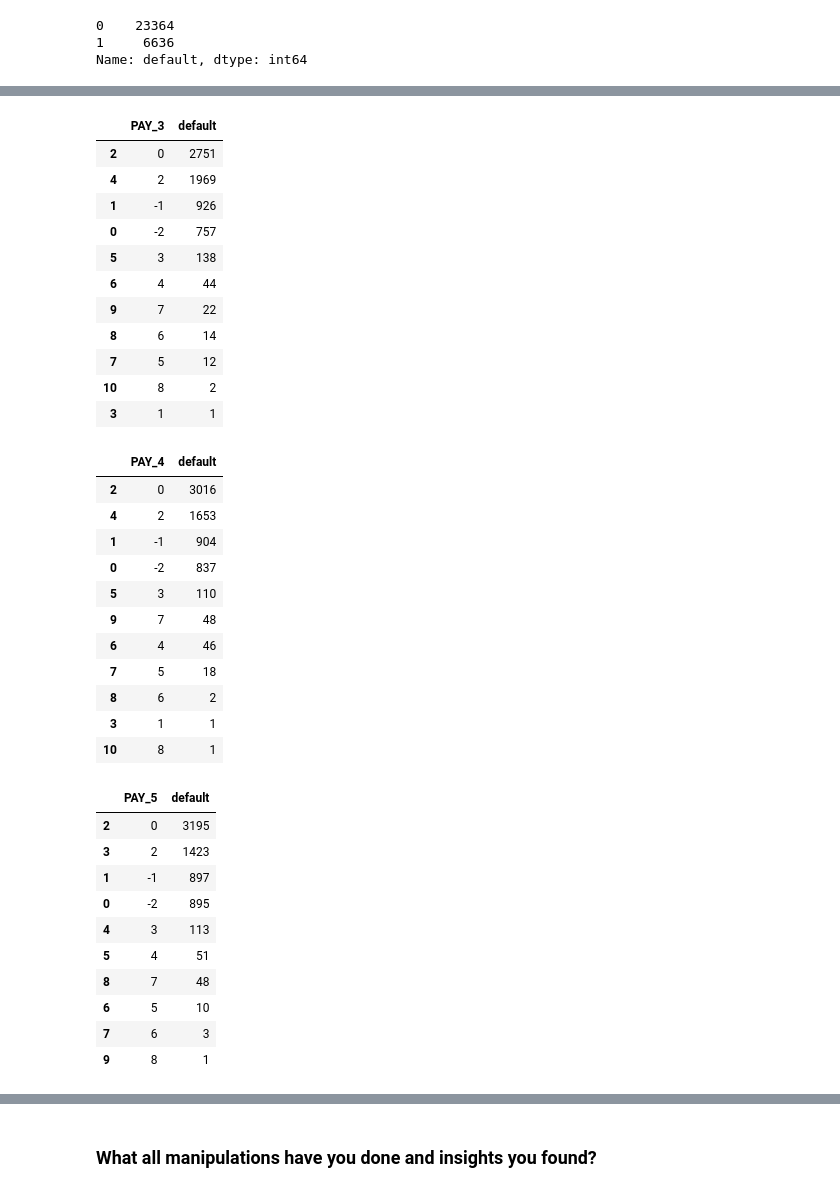
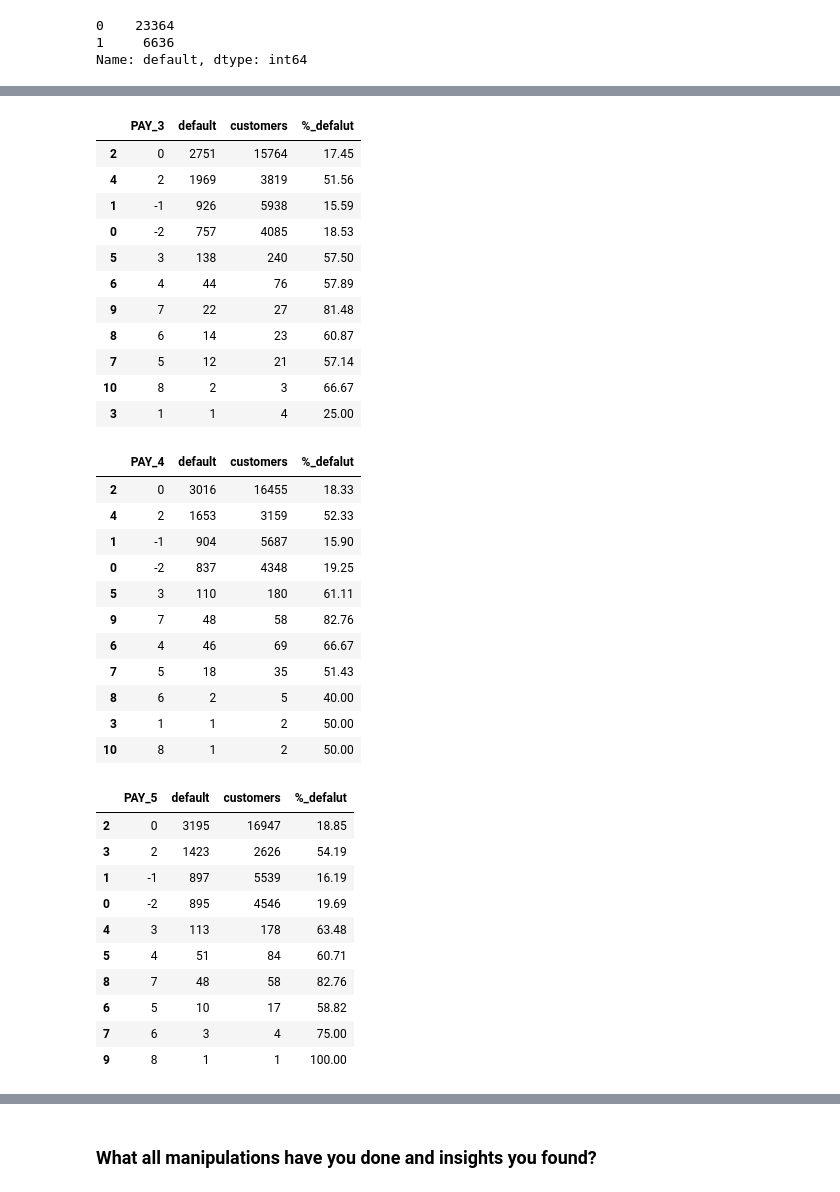
Before and after one commit to mdismailquraishicse/capstone_project_3_classification_creditcard_default, a Jupyter notebook: CreditCardDefaultPrediction.ipynb, the cells around one changed output, grey strips where cells are left out. Cells and saved outputs as stored; diff of their text form; code cells hidden in the pictures.

```diff
--- a/CreditCardDefaultPrediction.ipynb
+++ b/CreditCardDefaultPrediction.ipynb
@@ -407,49 +431,49 @@ df_defaulted.groupby('PAY_2')['default'].sum().reset_index().sort_values(by='def
 # %%
 # Number of defaults for each catagories of PAY_3
-df_defaulted.groupby('PAY_3')['default'].sum().reset_index().sort_values(by='default',ascending=False)
+defaultWrangling.getDefaultCountsByCol('PAY_3').sort_values(by='default',ascending=False)
 # %% [output]
-|  | PAY_3 | default |
-| 2 | 0 | 2751 |
-| 4 | 2 | 1969 |
-| 1 | -1 | 926 |
-| 0 | -2 | 757 |
-| 5 | 3 | 138 |
-| 6 | 4 | 44 |
-| 9 | 7 | 22 |
-| 8 | 6 | 14 |
-| 7 | 5 | 12 |
-| 10 | 8 | 2 |
-| 3 | 1 | 1 |
+|  | PAY_3 | default | customers | %_defalut |
+| 2 | 0 | 2751 | 15764 | 17.45 |
+| 4 | 2 | 1969 | 3819 | 51.56 |
+| 1 | -1 | 926 | 5938 | 15.59 |
+| 0 | -2 | 757 | 4085 | 18.53 |
+| 5 | 3 | 138 | 240 | 57.50 |
+| 6 | 4 | 44 | 76 | 57.89 |
+| 9 | 7 | 22 | 27 | 81.48 |
+| 8 | 6 | 14 | 23 | 60.87 |
+| 7 | 5 | 12 | 21 | 57.14 |
+| 10 | 8 | 2 | 3 | 66.67 |
+| 3 | 1 | 1 | 4 | 25.00 |
 # %%
 # Number of defaults for each catagories of PAY_4
-df_defaulted.groupby('PAY_4')['default'].sum().reset_index().sort_values(by='default',ascending=False)
+defaultWrangling.getDefaultCountsByCol('PAY_4').sort_values(by='default',ascending=False)
 # %% [output]
-|  | PAY_4 | default |
-| 2 | 0 | 3016 |
-| 4 | 2 | 1653 |
-| 1 | -1 | 904 |
-| 0 | -2 | 837 |
-| 5 | 3 | 110 |
-| 9 | 7 | 48 |
-| 6 | 4 | 46 |
-| 7 | 5 | 18 |
-| 8 | 6 | 2 |
-| 3 | 1 | 1 |
-| 10 | 8 | 1 |
+|  | PAY_4 | default | customers | %_defalut |
+| 2 | 0 | 3016 | 16455 | 18.33 |
+| 4 | 2 | 1653 | 3159 | 52.33 |
+| 1 | -1 | 904 | 5687 | 15.90 |
+| 0 | -2 | 837 | 4348 | 19.25 |
+| 5 | 3 | 110 | 180 | 61.11 |
+| 9 | 7 | 48 | 58 | 82.76 |
+| 6 | 4 | 46 | 69 | 66.67 |
+| 7 | 5 | 18 | 35 | 51.43 |
+| 8 | 6 | 2 | 5 | 40.00 |
+| 3 | 1 | 1 | 2 | 50.00 |
+| 10 | 8 | 1 | 2 | 50.00 |
 # %%
 # Number of defaults for each catagories of PAY_5
-df_defaulted.groupby('PAY_5')['default'].sum().reset_index().sort_values(by='default',ascending=False)
+defaultWrangling.getDefaultCountsByCol('PAY_5').sort_values(by='default',ascending=False)
 # %% [output]
-|  | PAY_5 | default |
-| 2 | 0 | 3195 |
-| 3 | 2 | 1423 |
-| 1 | -1 | 897 |
-| 0 | -2 | 895 |
-| 4 | 3 | 113 |
-| 5 | 4 | 51 |
-| 8 | 7 | 48 |
-| 6 | 5 | 10 |
-| 7 | 6 | 3 |
-| 9 | 8 | 1 |
+|  | PAY_5 | default | customers | %_defalut |
+| 2 | 0 | 3195 | 16947 | 18.85 |
+| 3 | 2 | 1423 | 2626 | 54.19 |
+| 1 | -1 | 897 | 5539 | 16.19 |
+| 0 | -2 | 895 | 4546 | 19.69 |
+| 4 | 3 | 113 | 178 | 63.48 |
+| 5 | 4 | 51 | 84 | 60.71 |
+| 8 | 7 | 48 | 58 | 82.76 |
+| 6 | 5 | 10 | 17 | 58.82 |
+| 7 | 6 | 3 | 4 | 75.00 |
+| 9 | 8 | 1 | 1 | 100.00 |
 # %%
 # Number of defaults for each catagories of PAY_6
```
Also changed, not shown: parts of 144 cells of this notebook.
